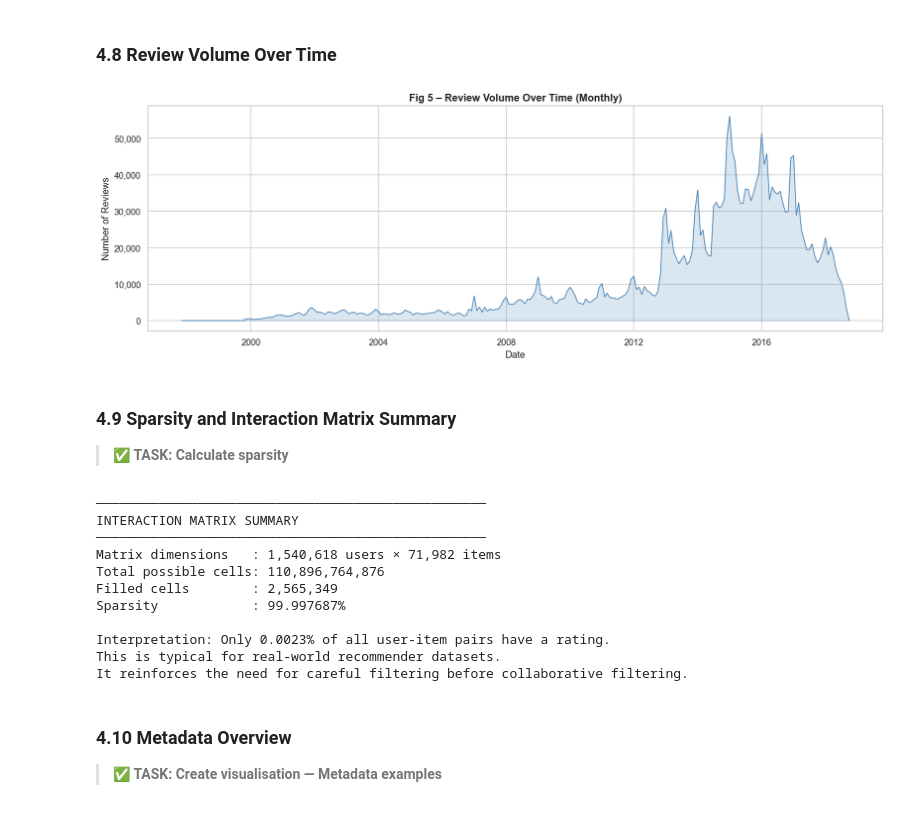
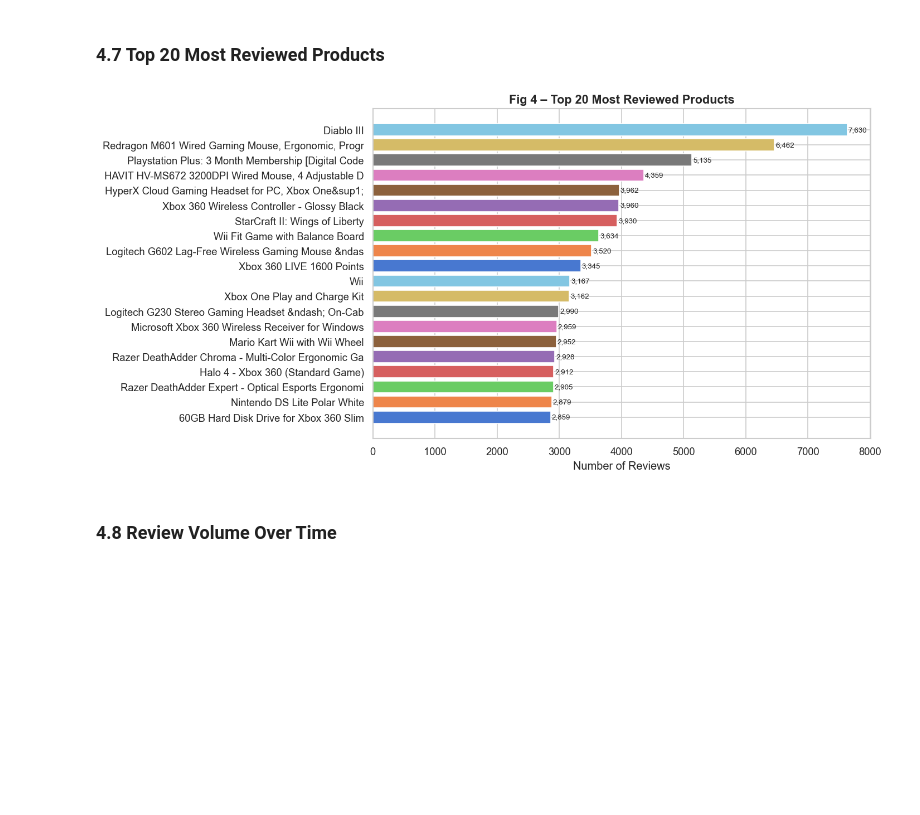
Before and after one commit to sofiasanjose/recsys-amazon-videogames, a Jupyter notebook: notebooks/01_data_and_problem_framing.ipynb, the cells around one changed output. Drawn from its saved outputs; the diff is of its cells as text; code cells hidden in the pictures; blank space fills up the shorter version.

```diff
--- a/notebooks/01_data_and_problem_framing.ipynb
+++ b/notebooks/01_data_and_problem_framing.ipynb
@@ -504,55 +327,23 @@ B00CMN0Z0S             60GB Hard Disk Drive for Xbox 360 Slim          2859
+# %% [markdown]
+### 4.7 Top 20 Most Reviewed Products
+# %%
+top20 = (item_popularity.head(20)
+         .reset_index()
+         .rename(columns={'asin': 'asin', 'count': 'review_count'}))
+top20.columns = ['asin', 'review_count']
+top20 = top20.merge(meta_raw[['asin','title']].drop_duplicates('asin'), on='asin', how='left')
+top20['label'] = top20['title'].fillna('Unknown').str[:50]
+
+fig, ax = plt.subplots(figsize=(12, 6))
+bars = ax.barh(top20['label'][::-1], top20['review_count'][::-1], color=sns.color_palette('muted', 20))
+for bar, val in zip(bars, top20['review_count'][::-1]):
+    ax.text(bar.get_width() + 20, bar.get_y() + bar.get_height()/2, f'{val:,}', va='center', fontsize=8)
+ax.set_xlabel('Number of Reviews')
+ax.set_title('Fig 4 – Top 20 Most Reviewed Products', fontsize=13, fontweight='bold')
+plt.tight_layout()
+plt.savefig(f'{PROC_DIR}fig4_top20_items.png', bbox_inches='tight')
+plt.show()
+# %% [output]
+[figure, added]
 # %% [markdown]
 ### 4.8 Review Volume Over Time
-# %%
-reviews_raw['review_date'] = pd.to_datetime(reviews_raw['unixReviewTime'], unit='s')
-reviews_raw['year_month']  = reviews_raw['review_date'].dt.to_period('M')
-
-monthly_counts = reviews_raw.groupby('year_month').size()
-monthly_counts.index = monthly_counts.index.to_timestamp()
-
-fig, ax = plt.subplots(figsize=(14, 5))
-ax.plot(monthly_counts.index, monthly_counts.values, linewidth=1, color='steelblue')
-ax.fill_between(monthly_counts.index, monthly_counts.values, alpha=0.2, color='steelblue')
-ax.set_title('Fig 5 – Review Volume Over Time (Monthly)', fontsize=13, fontweight='bold')
-ax.set_xlabel('Date')
-ax.set_ylabel('Number of Reviews')
-ax.yaxis.set_major_formatter(mticker.FuncFormatter(lambda x, _: f'{int(x):,}'))
-plt.tight_layout()
-plt.savefig('../data/processed/fig5_reviews_over_time.png', bbox_inches='tight')
-plt.show()
-# %% [output]
-[figure, removed]
-# %% [markdown]
-### 4.9 Sparsity and Interaction Matrix Summary
-> ✅ **TASK: Calculate sparsity**
-# %%
-total_possible  = n_users * n_items
-actual_entries  = n_reviews
-sparsity        = 1 - actual_entries / total_possible
-
-print('─' * 50)
-print('INTERACTION MATRIX SUMMARY')
-print('─' * 50)
-print(f'Matrix dimensions   : {n_users:,} users × {n_items:,} items')
-print(f'Total possible cells: {total_possible:,.0f}')
-print(f'Filled cells        : {actual_entries:,}')
-print(f'Sparsity            : {sparsity:.6%}')
-print()
-print('Interpretation: Only {:.4f}% of all user-item pairs have a rating.'.format((1-sparsity)*100))
-print('This is typical for real-world recommender datasets.')
-print('It reinforces the need for careful filtering before collaborative filtering.')
-# %% [output]
-──────────────────────────────────────────────────
-INTERACTION MATRIX SUMMARY
-──────────────────────────────────────────────────
-Matrix dimensions   : 1,540,618 users × 71,982 items
-Total possible cells: 110,896,764,876
-Filled cells        : 2,565,349
-Sparsity            : 99.997687%
-
-Interpretation: Only 0.0023% of all user-item pairs have a rating.
-This is typical for real-world recommender datasets.
-It reinforces the need for careful filtering before collaborative filtering.
-# %% [markdown]
-### 4.10 Metadata Overview
-> ✅ **TASK: Create visualisation — Metadata examples**
```
Also changed, not shown: parts of 78 cells of this notebook.
